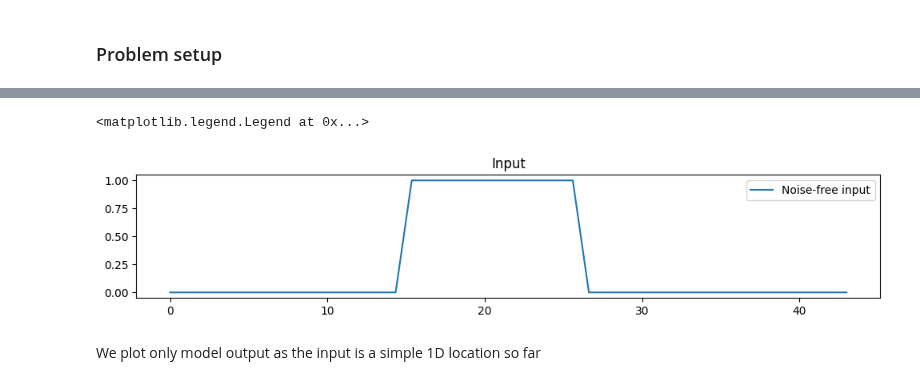
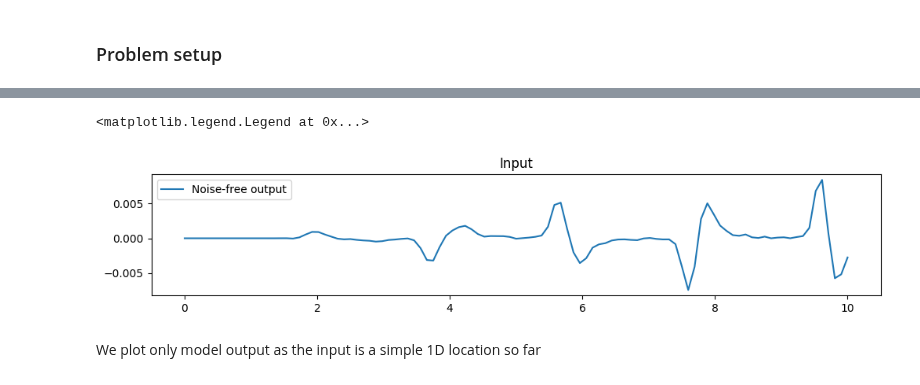
Before and after one commit to UM-Bridge/benchmarks, a Jupyter notebook: models/acoustic_gravity/tinyDA-acoustic.ipynb, the cells around one changed output, grey strips where cells are left out. Saved outputs shown, nothing was run; the diff lists cells and outputs as text; code cells hidden in the pictures.

```diff
--- a/models/acoustic_gravity/tinyDA-acoustic.ipynb
+++ b/models/acoustic_gravity/tinyDA-acoustic.ipynb
@@ -194,7 +203,8 @@ plt.plot(my_prior.rvs(1))
 # Input is a 15km wide fault centered around x
 # Domain size is 150km
 exact = np.zeros(nx)
-exact[int(nx/2 - 6):int(nx/2 + 5)]=1
+#exact[int(nx/2 - 6):int(nx/2 + 5)]=1
+exact[30:39]=1
 d_true = my_model(exact)
 
 # add some noise to the model output
@@ -203,12 +213,14 @@ d = d_true + np.random.normal(loc=0, scale=sigma_noise, size=ny)
 # %%
 fig, ax = plt.subplots(figsize=(12,2))
 ax.set_title('Input')
 x=np.linspace(0,nx, nx)
-ax.plot(x,exact, label='Noise-free input')
+t=np.linspace(0,10, ny)
+#ax.plot(x,exact, label='Noise-free input')
+ax.plot(t,d_true, label='Noise-free output')
 ax.legend()
 # %% [output]
 <matplotlib.legend.Legend at 0x...>
-[figure, old version]
+[figure, new version]
 # %% [markdown]
 We plot only model output as the input is a simple 1D location so far
 # %%
```
Also changed, not shown: parts of 7 cells of this notebook, 1 other file.
